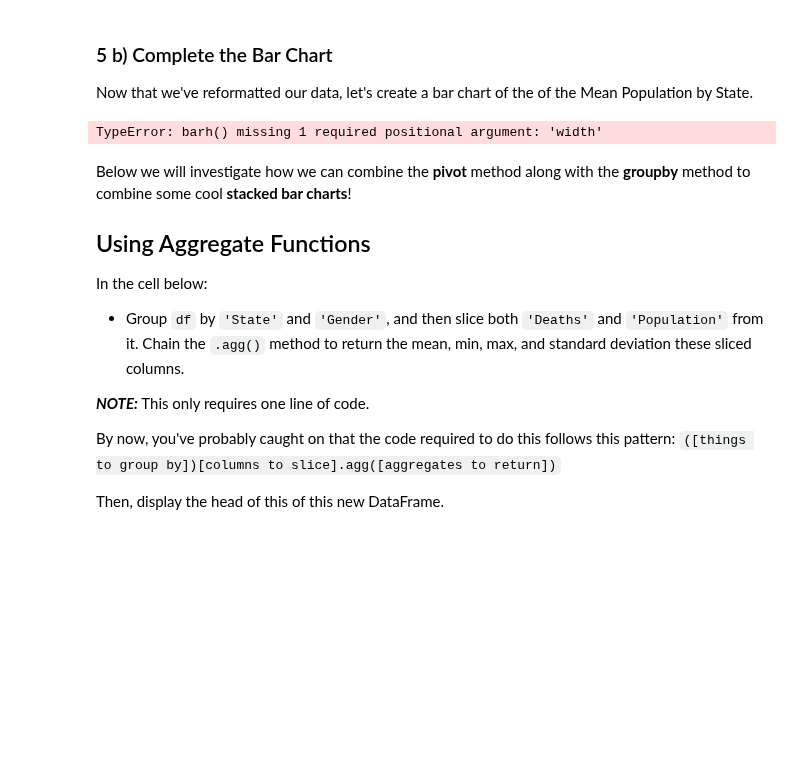
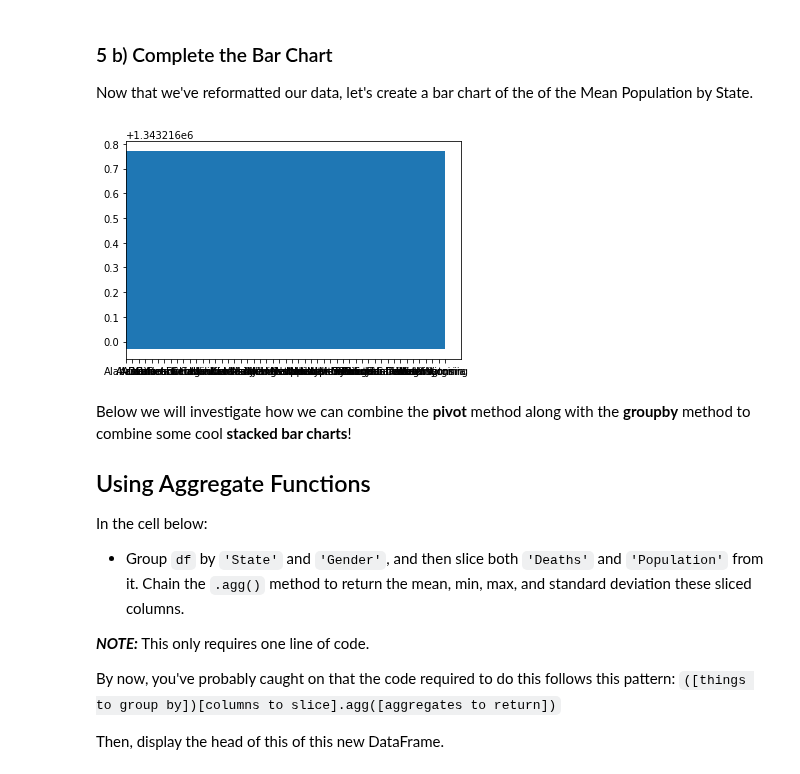
Before and after one commit to Cristinamulas/dsc-pivot-tables-pandas-lab-nyc-ds-060319, a Jupyter notebook: index.ipynb, the cells around one changed output. Drawn from its saved outputs; the diff is of its cells as text; code cells hidden in the pictures; blank space fills up the shorter version.

```diff
--- a/index.ipynb
+++ b/index.ipynb
@@ -186,9 +186,11 @@ Now that we've reformatted our data, let's create a bar chart of the of the Mean
 # %%
 #Your code here
 m_p = df.Population.mean()
-plt.barh(m_p)
+s = df.State
+plt.barh(m_p , s)
+plt.show()
 # %% [output]
-TypeError: barh() missing 1 required positional argument: 'width'
+[figure, added]
 # %% [markdown]
 Below we will investigate how we can combine the **pivot** method along with the **groupby** method to combine some cool **stacked bar charts**!
 
```
